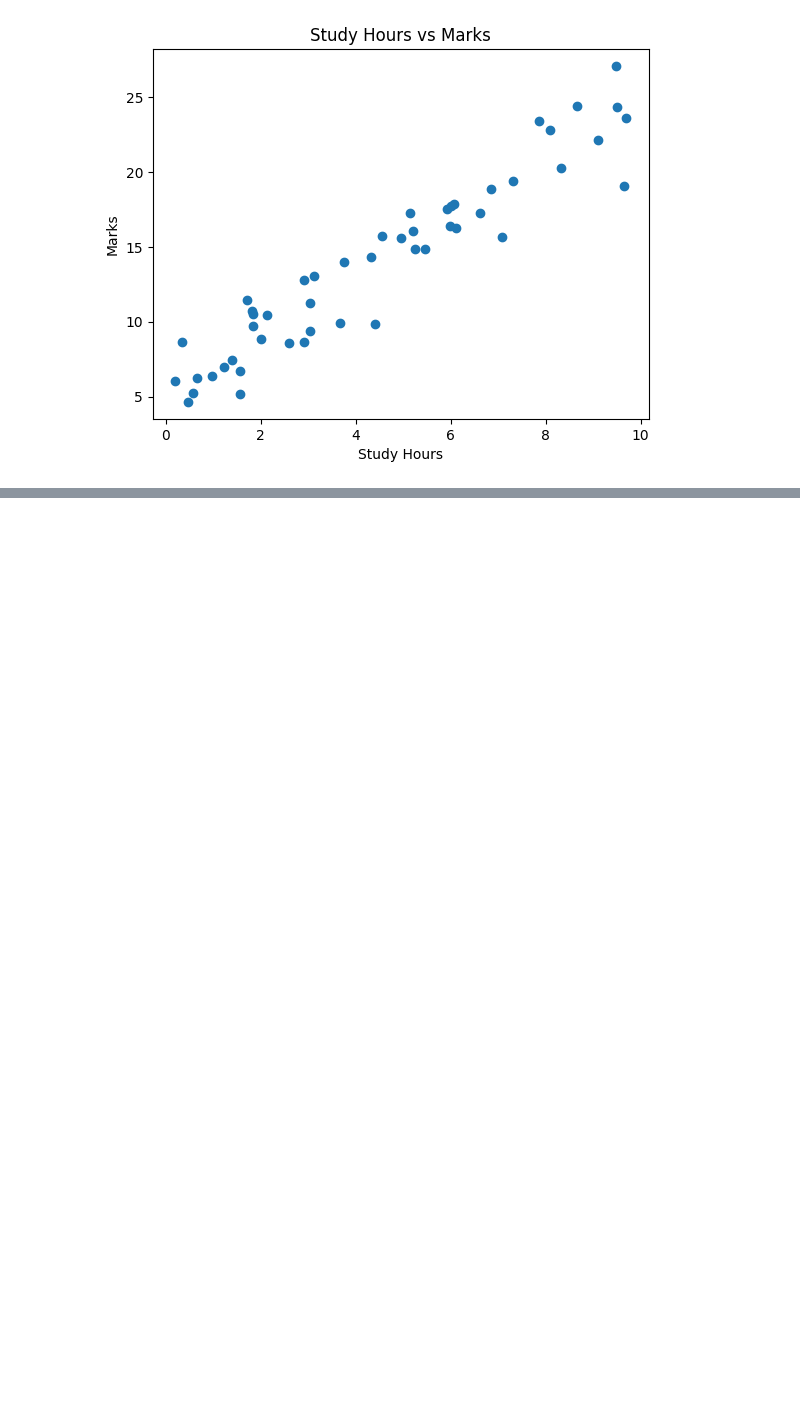
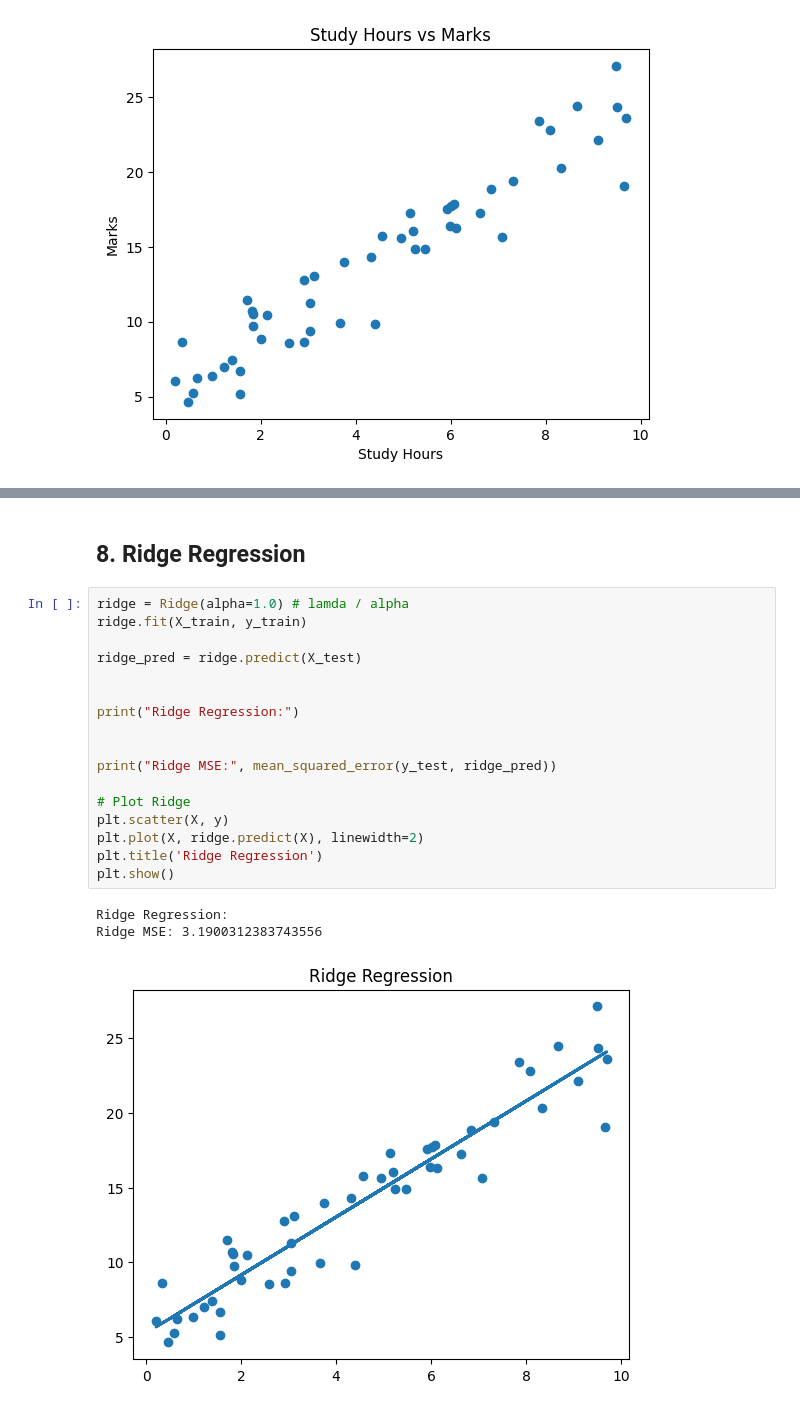
Before and after one commit to mdzubayereashraf/Ostad-AI-Engineering-Class-Code-Practice, a Jupyter notebook: Ostad_AI_Engineering_classcode_Practice_11(Introduction to Linear Regression).ipynb, the cells around one changed output, grey strips where cells are left out. Drawn from its saved outputs; the diff is of its cells as text; blank space fills up the shorter version.

```diff
--- a/Ostad_AI_Engineering_classcode_Practice_11(Introduction to Linear Regression).ipynb
+++ b/Ostad_AI_Engineering_classcode_Practice_11(Introduction to Linear Regression).ipynb
@@ -66,0 +104,23 @@ plt.show()
+# %% [markdown]
+## **8. Ridge Regression**
+# %%
+ridge = Ridge(alpha=1.0) # lamda / alpha
+ridge.fit(X_train, y_train)
+
+ridge_pred = ridge.predict(X_test)
+
+
+print("Ridge Regression:")
+
+
+print("Ridge MSE:", mean_squared_error(y_test, ridge_pred))
+
+# Plot Ridge
+plt.scatter(X, y)
+plt.plot(X, ridge.predict(X), linewidth=2)
+plt.title('Ridge Regression')
+plt.show()
+# %% [output]
+Ridge Regression:
+Ridge MSE: 3.1900312383743556
+[figure, added]
```
Also changed, not shown: parts of 8 cells of this notebook.
